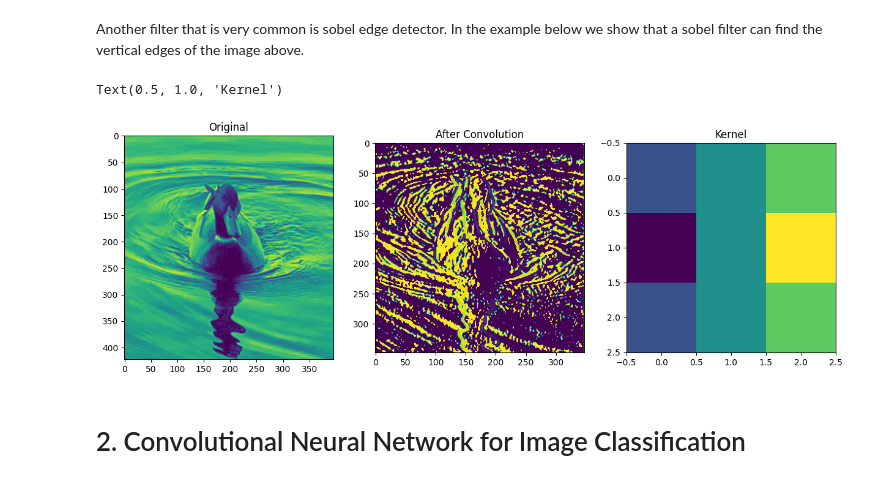
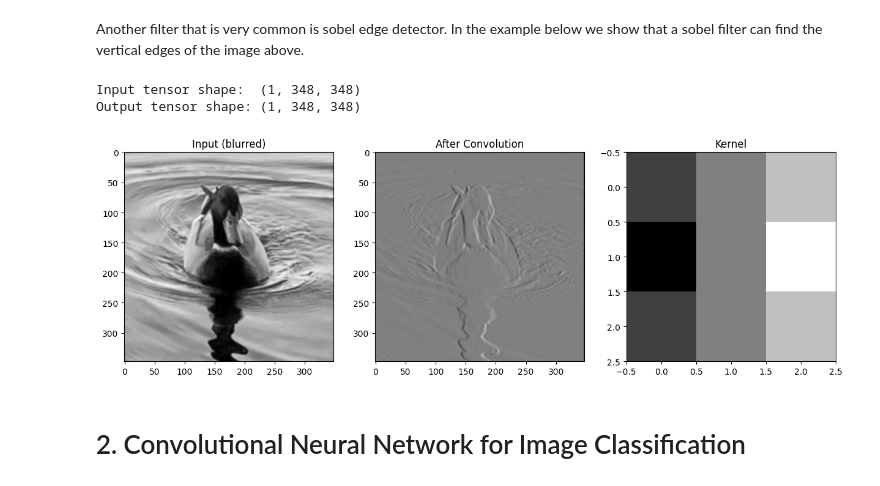
Before and after one commit to HSG-AIML-Teaching/ML2026-Lab, a Jupyter notebook: lab_4/lab_04_cnn.ipynb, the cells around one changed output. Cells and saved outputs as stored; diff of their text form; code cells hidden in the pictures.

```diff
--- a/lab_4/lab_04_cnn.ipynb
+++ b/lab_4/lab_04_cnn.ipynb
@@ -96,30 +83,32 @@ Output output shape: torch.Size([1, 1, 348, 348])
 # %% [markdown]
 Another filter that is very common is sobel edge detector. In the example below we show that a sobel filter can find the vertical edges of the image above.
-# %%
-# Define the kernel (sobel)
-kernel = torch.tensor([[-1, 0, 1],
-                        [-2, 0, 2],
-                        [-1, 0, 1]], dtype=torch.float32)
-kernel = kernel / torch.sum(torch.abs(kernel))
-
-output = F.conv2d(output, kernel.unsqueeze(0).unsqueeze(0), padding=1)
-
-# Convert the tensor back to an image and show it
-output_img = to_image(output.squeeze())
-
-fig, axs = plt.subplots(nrows=1, ncols=3, figsize=(15, 5))
-axs[0].imshow(img)
-axs[0].set_title('Original')
-
-# Plot the second image in the right subplot
-axs[1].imshow(output_img)
-axs[1].set_title('After Convolution')
-
-axs[2].imshow(kernel)
-axs[2].set_title('Kernel')
-# %% [output]
-Text(0.5, 1.0, 'Kernel')
-[figure, removed]
+# %%
+# Define the Sobel kernel, which responds to vertical edges
+kernel = torch.tensor([[-1., 0., 1.],
+                       [-2., 0., 2.],
+                       [-1., 0., 1.]])
+kernel = kernel / kernel.abs().sum()  # normalise so the absolute weights sum to 1
+
+# Apply it to the blurred image from the cell above; padding=1 keeps the size unchanged
+edges = F.conv2d(output, kernel.view(1, 1, 3, 3), padding=1)
+
+print(f"Input tensor shape:  {tuple(output.shape)}")
+print(f"Output tensor shape: {tuple(edges.shape)}")
+
+# Plot the input, the detected edges, and the kernel side by side
+panels = [(output.squeeze(), 'Input (blurred)'),
+          (edges.squeeze(), 'After Convolution'),
+          (kernel, 'Kernel')]
+
+fig, axs = plt.subplots(nrows=1, ncols=3, figsize=(15, 5))
+
+for ax, (image, title) in zip(axs, panels):
+    ax.imshow(image, cmap='gray')
+    ax.set_title(title)
+# %% [output]
+Input tensor shape:  (1, 348, 348)
+Output tensor shape: (1, 348, 348)
+[figure, added]
 # %% [markdown]
  # 2. Convolutional Neural Network for Image Classification
 # %% [markdown]
```
Also changed, not shown: parts of 9 cells of this notebook.
